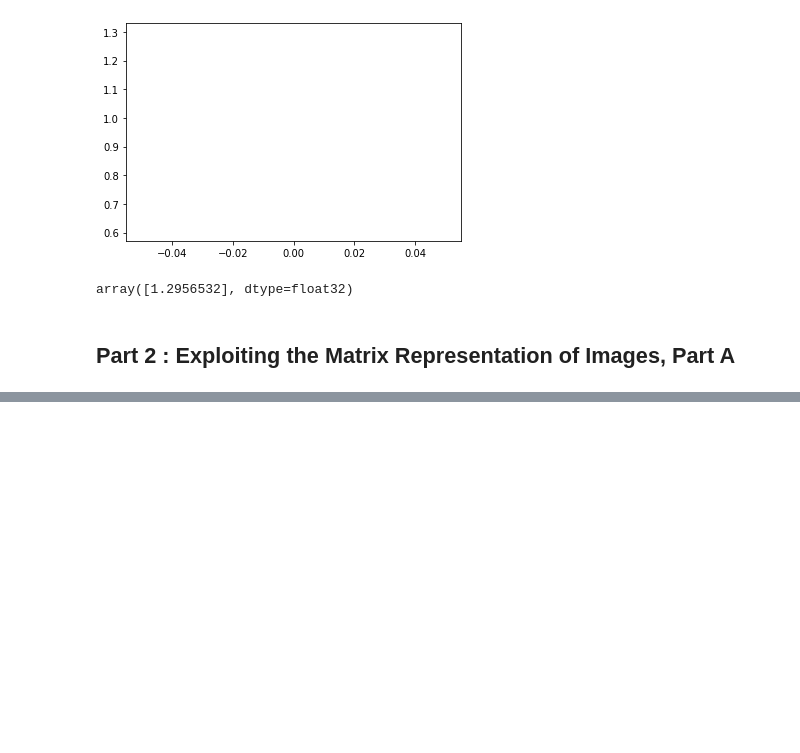
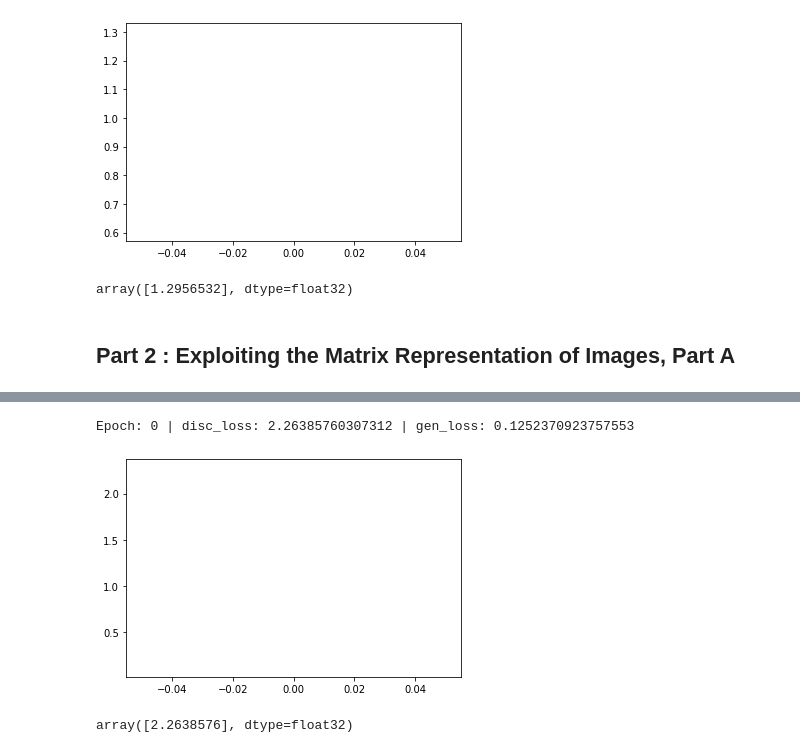
Before and after one commit to yashprakash13/CSC2231-Project, a Jupyter notebook: notebooks/data_manipulation_and_mod.ipynb, the cells around one changed output, grey strips where cells are left out. Cells and saved outputs as stored; diff of their text form; code cells hidden in the pictures; blank space fills up the shorter version.

```diff
--- a/notebooks/data_manipulation_and_mod.ipynb
+++ b/notebooks/data_manipulation_and_mod.ipynb
@@ -193,0 +286,55 @@ for axi in range(1):
+# %%
+def build_model(generator,discriminator,N_Z=28):
+    # optimizers
+    gen_optimizer = tf.keras.optimizers.Adam(0.001, beta_1=0.5)
+    disc_optimizer = tf.keras.optimizers.RMSprop(0.005)# train the model
+    # model
+    model = GAN(
+        gen = generator,
+        disc = discriminator,
+        gen_optimizer = gen_optimizer,
+        disc_optimizer = disc_optimizer,
+        n_Z = N_Z)
+
+    return model
+
+model=build_model(generator, discriminator)
+# %%
+# saving training stats
+losses = pd.DataFrame(columns = ['disc_loss', 'gen_loss'])
+# training loop
+n_epochs = 1
+for epoch in range(n_epochs):
+    # train
+    for batch, train_x in tqdm(
+        zip(range(n_train), train_dataset), total=n_train
+
+    ):
+
+        model.train(train_x)
+    # test on holdout
+    loss = []
+    for batch, test_x in tqdm(
+        zip(range(n_test), test_dataset), total=n_test
+    ):
+        loss.append(model.compute_loss(test_x))
+
+    losses.loc[len(losses)] = np.mean(loss, axis=0)
+
+    #prints
+
+    print(
+        "Epoch: {} | disc_loss: {} | gen_loss: {}".format(
+            epoch, losses.disc_loss.values[-1], losses.gen_loss.values[-1]
+        )
+    )
+    plt.plot(losses.disc_loss.values)
+    plt.plot(losses.gen_loss.values)
+    plt.show()
+
+
+losses.disc_loss.values
+# %% [output]
+Epoch: 0 | disc_loss: 2.26385760307312 | gen_loss: 0.1252370923757553
+[figure, added]
+array([2.2638576], dtype=float32)
```
Also changed, not shown: parts of 9 cells of this notebook.
